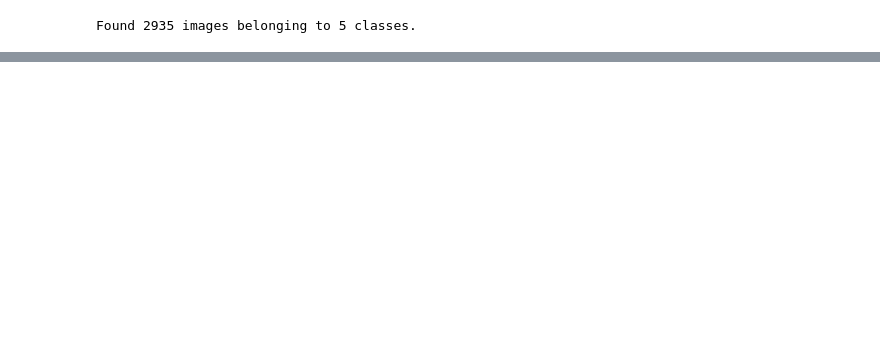
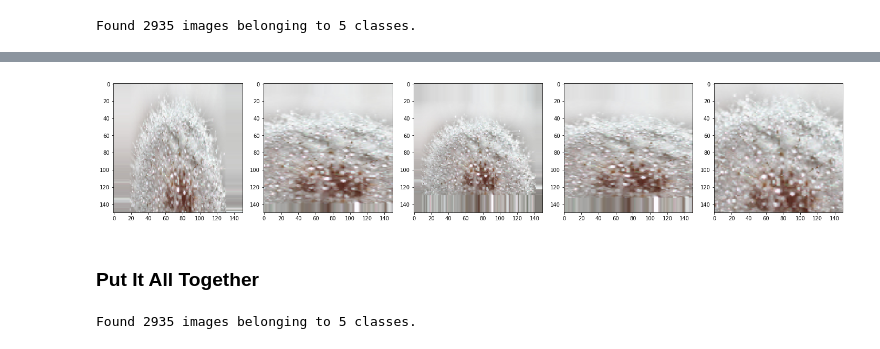
Before and after one commit to MuhammadDanyialKhan/Google-Colaboratory-Notebooks, a Jupyter notebook: exercise_flowers_with_data_augmentation.ipynb, the cells around one changed output, grey strips where cells are left out. Saved outputs shown, nothing was run; the diff lists cells and outputs as text; code cells hidden in the pictures; blank space fills up the shorter version.

```diff
--- a/exercise_flowers_with_data_augmentation.ipynb
+++ b/exercise_flowers_with_data_augmentation.ipynb
@@ -136,0 +182,21 @@ Found 2935 images belonging to 5 classes.
+# %%
+augmented_images = [train_data_gen[0][0][0] for i in range(5)]
+plotImages(augmented_images)
+# %% [output]
+[figure, added]
+# %% [markdown]
+###  Put It All Together
+# %%
+image_gen_train = ImageDataGenerator(rescale=1./255,
+                                    horizontal_flip=True,
+                                    rotation_range=45,
+                                    zoom_range=0.5,
+                                    width_shift_range=0.15,
+                                    height_shift_range=0.15)
+train_data_gen = image_gen.flow_from_directory(batch_size=batch_size,
+                                              directory=train_dir,
+                                              shuffle=True,
+                                              target_size=(IMG_SHAPE,IMG_SHAPE),
+                                              class_mode='sparse')
+# %% [output]
+Found 2935 images belonging to 5 classes.
```
Also changed, not shown: parts of 13 cells of this notebook.
